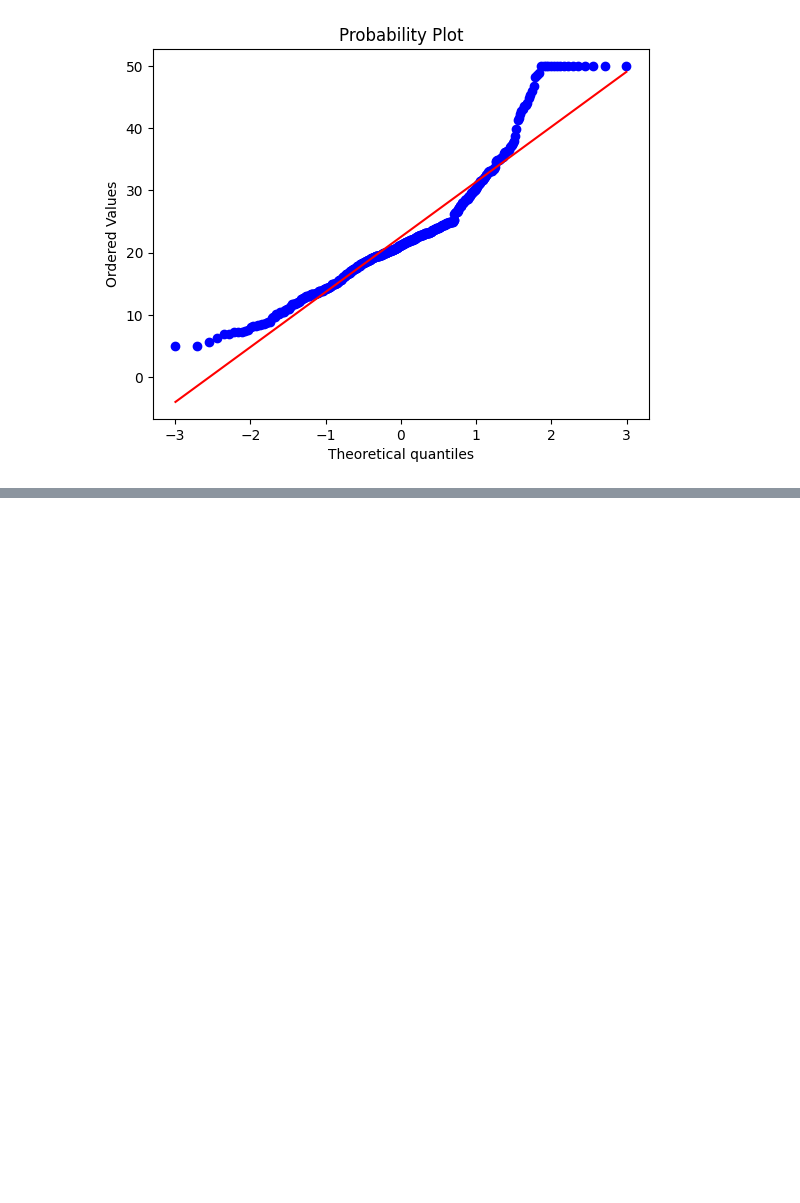
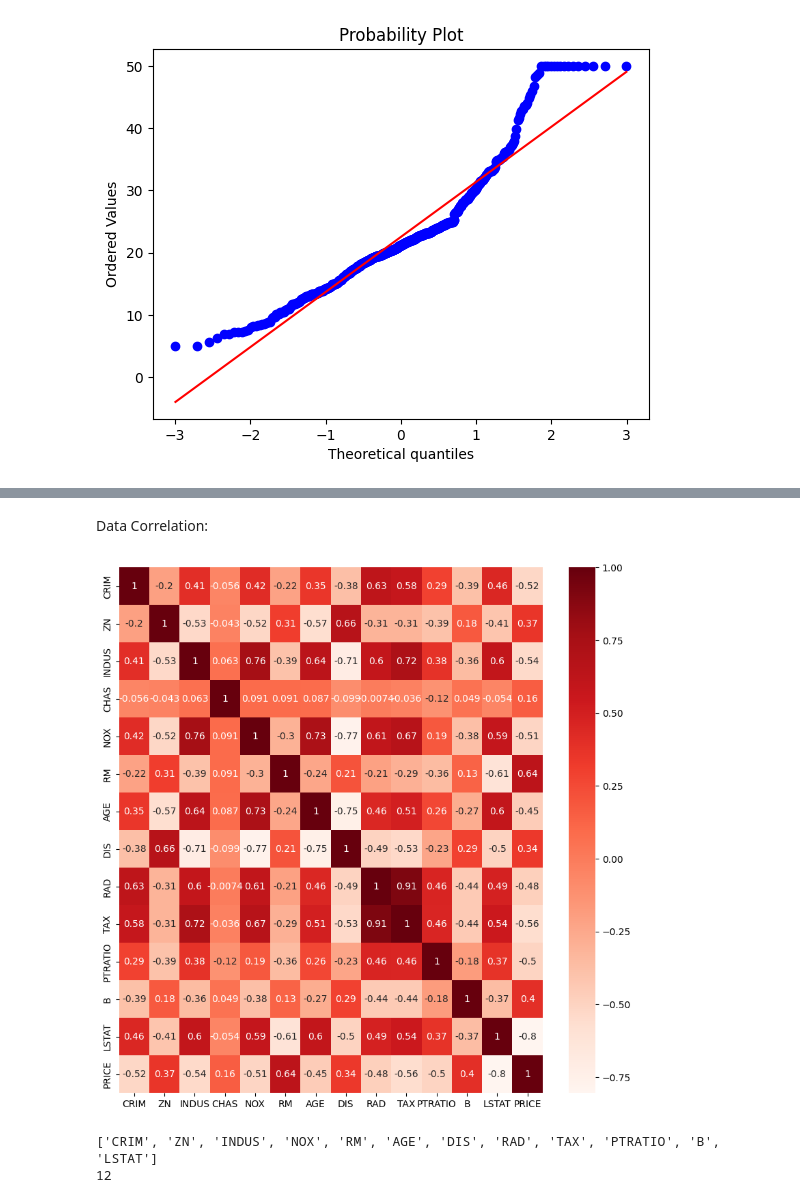
Before and after one commit to prabhjyot009/Machine-learning, a Jupyter notebook: Projects/BostonHousePricePrediction.ipynb, the cells around one changed output, grey strips where cells are left out. Drawn from its saved outputs; the diff is of its cells as text; code cells hidden in the pictures; blank space fills up the shorter version.

Commit message:
Data correlation completed

```diff
--- a/Projects/BostonHousePricePrediction.ipynb
+++ b/Projects/BostonHousePricePrediction.ipynb
@@ -189,2 +189,23 @@ https://gist.github.com/mwaskom/de44147ed2974457ad6372750bbe5751
 [figure]
 [figure]
+# %% [markdown]
+Data Correlation:
+# %%
+plt.figure(figsize=(10,10))
+cor=load_boston.corr()
+sns.heatmap(cor,annot=True,cmap=plt.cm.Reds)
+plt.show()
+# %% [output]
+[figure, added]
+# %%
+cor_target=abs(cor['PRICE'])
+relevant_features=cor_target[cor_target>0.2]
+
+names=[index for index,value in relevant_features.iteritems()]
+names.remove('PRICE')
+
+print(names)
+print(len(names))
+# %% [output]
+['CRIM', 'ZN', 'INDUS', 'NOX', 'RM', 'AGE', 'DIS', 'RAD', 'TAX', 'PTRATIO', 'B', 'LSTAT']
+12
```
Also changed, not shown: parts of 1 cell of this notebook.
